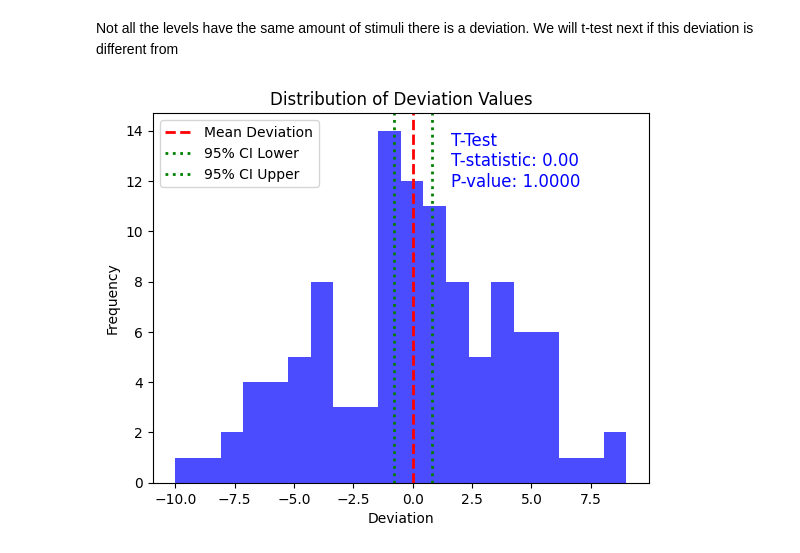
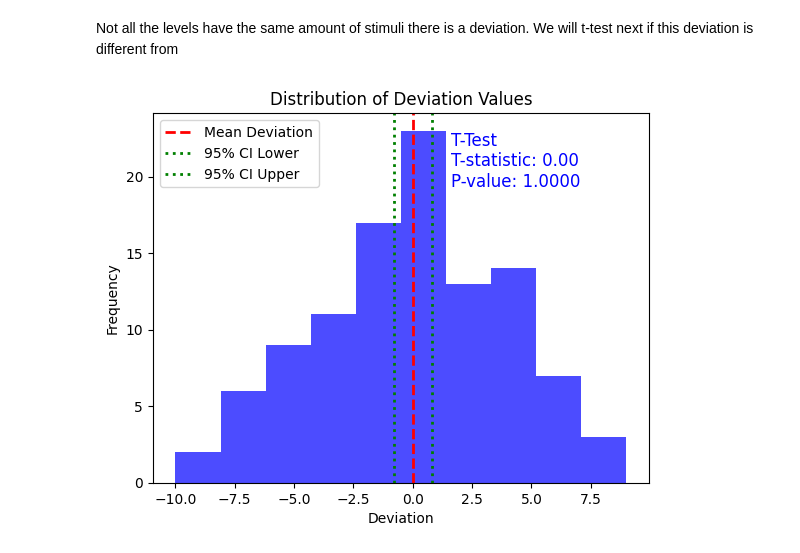
Before and after one commit to BenjaminDupre/m-b_thesis, a Jupyter notebook: Analysis/Analysis..ipynb, the cells around one changed output. Saved outputs shown, nothing was run; the diff lists cells and outputs as text; code cells hidden in the pictures.

```diff
--- a/Analysis/Analysis..ipynb
+++ b/Analysis/Analysis..ipynb
@@ -66,15 +68,15 @@ Due to a failure in the excecution of the program the last level (35) is missing
 # %%
 # Group the DataFrame by 'ptcp' and 'trial_set', then count unique values in 'levelCounter'
-feedbacktype_per_set_per_participant = work_df.groupby(['ptcp', 'trial_set'])['feedbackType'].count()
+#feedbacktype_per_set_per_participant = work_df.groupby(['ptcp', 'trial_set'])['feedbackType'].count()
 
 # Convert the result to a DataFrame
-feedbacktype_per_set_per_participant_df = feedbacktype_per_set_per_participant.reset_index()
+#feedbacktype_per_set_per_participant_df = feedbacktype_per_set_per_participant.reset_index()
 
 # Display result
-print(feedbacktype_per_set_per_participant_d)
+#print(feedbacktype_per_set_per_participant_df)
 
 # Adding flag for missing values
-feedbacktype_per_set_per_participant_df['missing_flag'] = np.where(36 - feedbacktype_per_set_per_participant_check_per_level['feedbackType'] > 0, 1, 0)
+#feedbacktype_per_set_per_participant_df['missing_flag'] = np.where(36 - feedbacktype_per_set_per_participant_check_per_level['feedbackType'] > 0, 1, 0)
 
 # removing
-work_check_per_level2 =  work_df[work_df['levelCounter']<35]
+work_df2 =  work_df[work_df['levelCounter']<35]
@@ -121,39 +107,36 @@ print(check_per_level)
 # %% [markdown]
 Not all the levels have the same amount of stimuli there is a deviation. We will t-test next if this deviation is different from
 # %%
-import matplotlib.pyplot as plt
-import numpy as np
-from scipy import stats
 
 # Assuming your DataFrame is named check_per_level
 deviation_values = check_per_level['deviation']
 
 # Create the histogram
-plt.hist(deviation_values, bins=20, color='blue', alpha=0.7)
+plt.hist(deviation_values, bins=10, color='blue', alpha=0.7)
 plt.xlabel('Deviation')
 plt.ylabel('Frequency')
 plt.title('Distribution of Deviation Values')
 
 # Calculate the mean and standard error of the mean (SEM)
 mean_deviation = np.mean(deviation_values)
 sem_deviation = np.std(deviation_values) / np.sqrt(len(deviation_values))
 
 # Calculate the 95% confidence interval
 ci_lower = mean_deviation - 1.96 * sem_deviation
 ci_upper = mean_deviation + 1.96 * sem_deviation
 
 # Perform a t-test (assuming a population mean of 0)
 t_stat, p_value = stats.ttest_1samp(deviation_values, 0)
 
 # Add the confidence interval and t-test result to the plot
 plt.axvline(mean_deviation, color='red', linestyle='dashed', linewidth=2, label='Mean Deviation')
 plt.axvline(ci_lower, color='green', linestyle='dotted', linewidth=2, label='95% CI Lower')
 plt.axvline(ci_upper, color='green', linestyle='dotted', linewidth=2, label='95% CI Upper')
 
 # Add t-test result to the plot
 plt.annotate(f'T-Test\nT-statistic: {t_stat:.2f}\nP-value: {p_value:.4f}', xy=(0.6, 0.8), xycoords='axes fraction', fontsize=12, color='blue')
 
 plt.legend(loc='upper left')
 plt.show()
 # %% [output]
-[figure, old version]
+[figure, new version]
```
Also changed, not shown: parts of 9 cells of this notebook.
